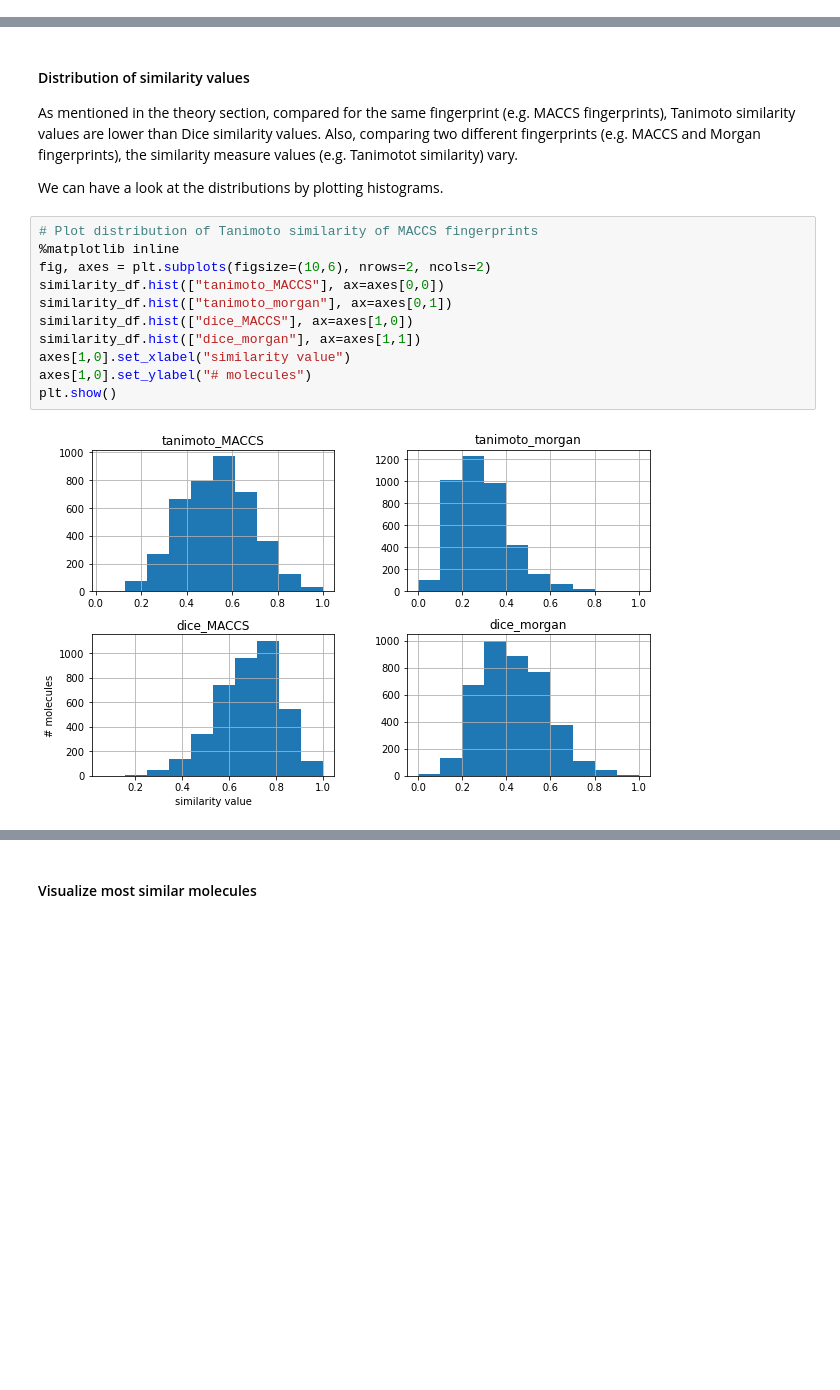
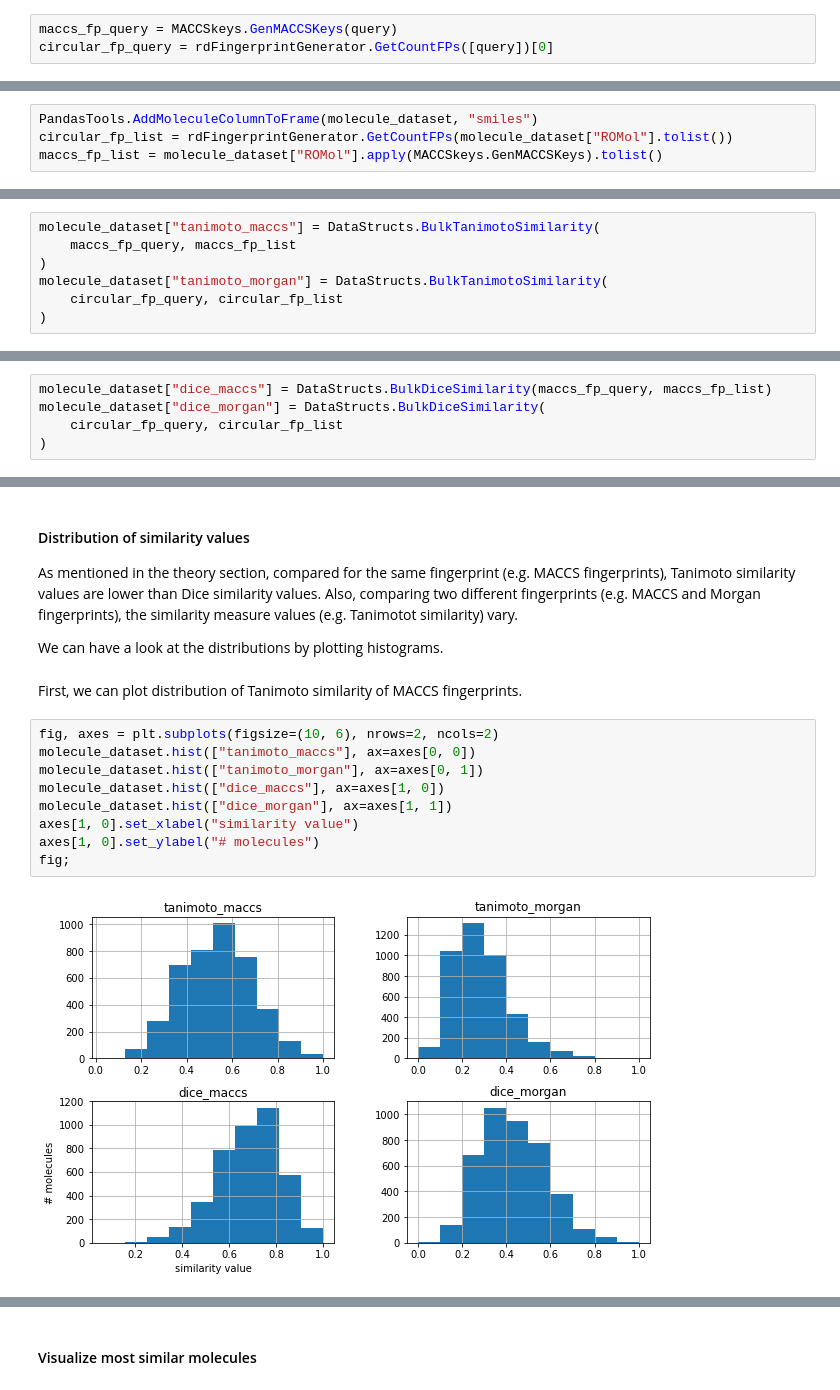
Before and after one commit to ICOA-SBC/GSON-cheminformatics, a Jupyter notebook: cours_3/T4_mol_similarity.ipynb, the cells around one changed output, grey strips where cells are left out. Saved outputs shown, nothing was run; the diff lists cells and outputs as text; blank space fills up the shorter version.

Commit message:
Updated T4 Similarity

```diff
--- a/cours_3/T4_mol_similarity.ipynb
+++ b/cours_3/T4_mol_similarity.ipynb
@@ -539,0 +551,3 @@ similarity_df.head()
+# %%
+maccs_fp_query = MACCSkeys.GenMACCSKeys(query)
+circular_fp_query = rdFingerprintGenerator.GetCountFPs([query])[0]
@@ -539,0 +556,4 @@ similarity_df.head()
+# %%
+PandasTools.AddMoleculeColumnToFrame(molecule_dataset, "smiles")
+circular_fp_list = rdFingerprintGenerator.GetCountFPs(molecule_dataset["ROMol"].tolist())
+maccs_fp_list = molecule_dataset["ROMol"].apply(MACCSkeys.GenMACCSKeys).tolist()
@@ -539,0 +562,7 @@ similarity_df.head()
+# %%
+molecule_dataset["tanimoto_maccs"] = DataStructs.BulkTanimotoSimilarity(
+    maccs_fp_query, maccs_fp_list
+)
+molecule_dataset["tanimoto_morgan"] = DataStructs.BulkTanimotoSimilarity(
+    circular_fp_query, circular_fp_list
+)
@@ -539,0 +571,5 @@ similarity_df.head()
+# %%
+molecule_dataset["dice_maccs"] = DataStructs.BulkDiceSimilarity(maccs_fp_query, maccs_fp_list)
+molecule_dataset["dice_morgan"] = DataStructs.BulkDiceSimilarity(
+    circular_fp_query, circular_fp_list
+)
@@ -544,17 +610,17 @@ As mentioned in the theory section, compared for the same fingerprint (e.g. MACC
 Also, comparing two different fingerprints (e.g. MACCS and Morgan fingerprints), the similarity measure values (e.g. Tanimotot similarity) vary.
 
 We can have a look at the distributions by plotting histograms.
+# %% [markdown]
+First, we can plot distribution of Tanimoto similarity of MACCS fingerprints.
 # %%
-# Plot distribution of Tanimoto similarity of MACCS fingerprints
-%matplotlib inline
-fig, axes = plt.subplots(figsize=(10,6), nrows=2, ncols=2)
-similarity_df.hist(["tanimoto_MACCS"], ax=axes[0,0])
-similarity_df.hist(["tanimoto_morgan"], ax=axes[0,1])
-similarity_df.hist(["dice_MACCS"], ax=axes[1,0])
-similarity_df.hist(["dice_morgan"], ax=axes[1,1])
-axes[1,0].set_xlabel("similarity value")
-axes[1,0].set_ylabel("# molecules")
-plt.show()
+fig, axes = plt.subplots(figsize=(10, 6), nrows=2, ncols=2)
+molecule_dataset.hist(["tanimoto_maccs"], ax=axes[0, 0])
+molecule_dataset.hist(["tanimoto_morgan"], ax=axes[0, 1])
+molecule_dataset.hist(["dice_maccs"], ax=axes[1, 0])
+molecule_dataset.hist(["dice_morgan"], ax=axes[1, 1])
+axes[1, 0].set_xlabel("similarity value")
+axes[1, 0].set_ylabel("# molecules")
+fig;
 # %% [output]
-[figure, old version]
+[figure, new version]
 # %% [markdown]
```
Also changed, not shown: parts of 208 cells of this notebook, 6 other files.
